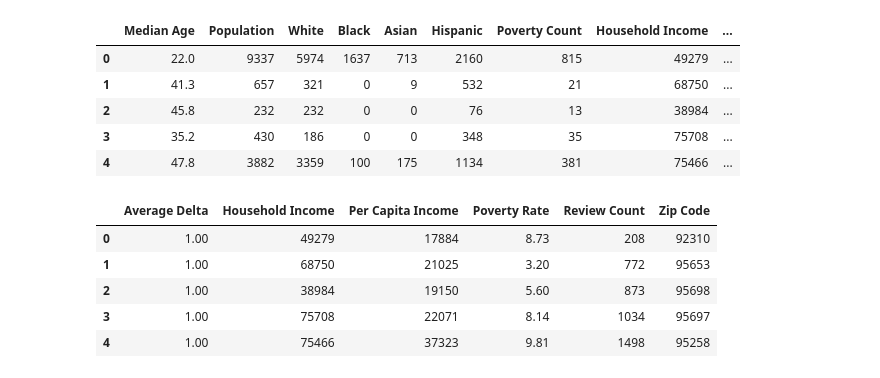
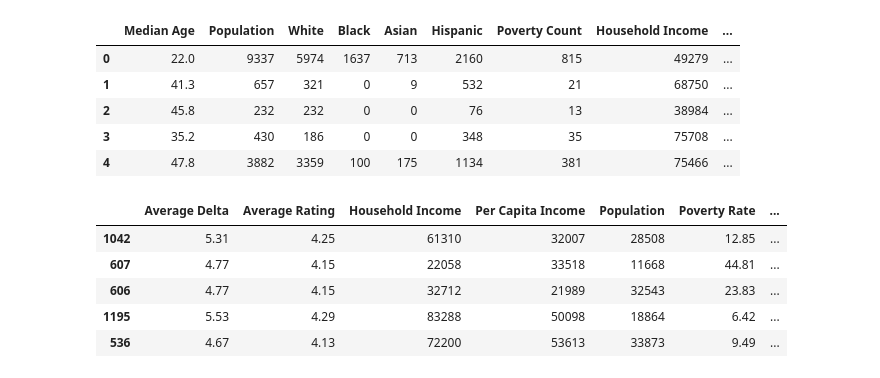
Before and after one commit to shethmonali/Project-One, a Jupyter notebook: yc_charts_ken.ipynb, the cells around one changed output. Drawn from its saved outputs; the diff is of its cells as text; code cells hidden in the pictures.

```diff
--- a/yc_charts_ken.ipynb
+++ b/yc_charts_ken.ipynb
@@ -16,27 +17,33 @@ yc_df.head()
 | 3 | 35.2 | 430 | 186 | 0 | 0 | 348 | 35 | 75708 | ... |
 | 4 | 47.8 | 3882 | 3359 | 100 | 175 | 1134 | 381 | 75466 | ... |
 # %%
+#Include Poverty Rate
 poverty_rate = yc_df["Poverty Count"]/yc_df["Population"]*100
-white_rate = yc_df["White"]/yc_df["Population"]*100
 
+#Structure the Dataframe
 yc_fin_df = pd.DataFrame({"Zip Code": yc_df["Zip Code"],
+                                 "Population": yc_df["Population"],
                                  "Poverty Rate": poverty_rate,
                                  "Household Income":yc_df["Household Income"],
                                  "Per Capita Income":yc_df["Per Capita Income"],
                                  "Review Count": yc_df["Review Count"],
+                                 "Average Rating": yc_df["Average Rating"],
                                  "Average Delta": yc_df["Rating Delta"] })
 
+#Average Delta is an arbitrary number system to give heavier weight towards ratings above 4 stars
 #Update variables to limit to 2 decimal
 yc_fin_df["Poverty Rate"] = yc_fin_df["Poverty Rate"].map("{:,.2f}".format)
 yc_fin_df["Average Delta"] = yc_fin_df["Average Delta"].map("{:,.2f}".format)
 
-yc_fin_df.head()
+yc_fin_top200 = yc_fin_df.nlargest(200, "Population")
+yc_fin_top200rev = yc_fin_df.nlargest(200, "Review Count")
+yc_fin_top200rev.head()
 # %% [output]
-|  | Average Delta | Household Income | Per Capita Income | Poverty Rate | Review Count | Zip Code |
-| 0 | 1.00 | 49279 | 17884 | 8.73 | 208 | 92310 |
-| 1 | 1.00 | 68750 | 21025 | 3.20 | 772 | 95653 |
-| 2 | 1.00 | 38984 | 19150 | 5.60 | 873 | 95698 |
-| 3 | 1.00 | 75708 | 22071 | 8.14 | 1034 | 95697 |
-| 4 | 1.00 | 75466 | 37323 | 9.81 | 1498 | 95258 |
+|  | Average Delta | Average Rating | Household Income | Per Capita Income | Population | Poverty Rate | ... |
+| 1042 | 5.31 | 4.25 | 61310 | 32007 | 28508 | 12.85 | ... |
+| 607 | 4.77 | 4.15 | 22058 | 33518 | 11668 | 44.81 | ... |
+| 606 | 4.77 | 4.15 | 32712 | 21989 | 32543 | 23.83 | ... |
+| 1195 | 5.53 | 4.29 | 83288 | 50098 | 18864 | 6.42 | ... |
+| 536 | 4.67 | 4.13 | 72200 | 53613 | 33873 | 9.49 | ... |
 # %%
 yc_fin_df["Average Delta"] = pd.to_numeric(yc_fin_df["Average Delta"], downcast="float")
```
Also changed, not shown: parts of 9 cells of this notebook.
